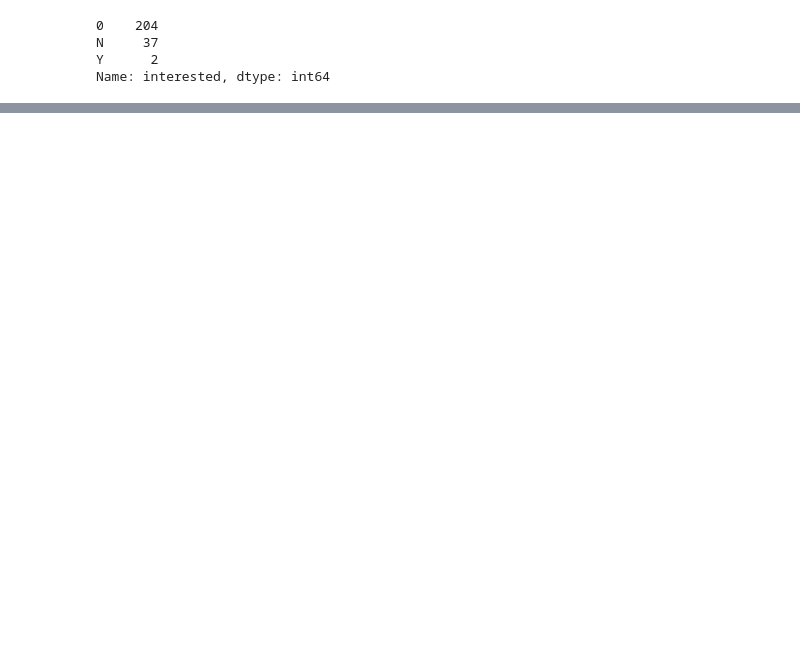
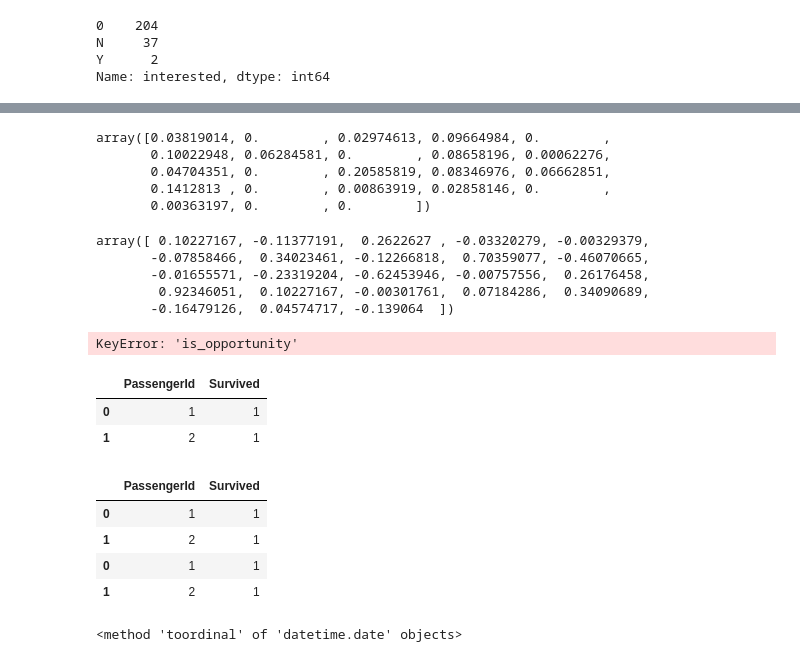
Before and after one commit to lokesh1233/LEAD_MS, a Jupyter notebook: notebooks/PreprocessingData.ipynb, the cells around one changed output, grey strips where cells are left out. Drawn from its saved outputs; the diff is of its cells as text; code cells hidden in the pictures; blank space fills up the shorter version.

```diff
--- a/notebooks/PreprocessingData.ipynb
+++ b/notebooks/PreprocessingData.ipynb
@@ -210,0 +380,38 @@ Xm = make_ohe.fit_transform(df.make_encoded.values.reshape(-1,1)).toarray()
+# %%
+mdl.feature_importances_
+# %% [output]
+array([0.03819014, 0.        , 0.02974613, 0.09664984, 0.        ,
+       0.10022948, 0.06284581, 0.        , 0.08658196, 0.00062276,
+       0.04704351, 0.        , 0.20585819, 0.08346976, 0.06662851,
+       0.1412813 , 0.        , 0.00863919, 0.02858146, 0.        ,
+       0.00363197, 0.        , 0.        ])
+# %%
+model.coef_[0]
+# %% [output]
+array([ 0.10227167, -0.11377191,  0.2622627 , -0.03320279, -0.00329379,
+       -0.07858466,  0.34023461, -0.12266818,  0.70359077, -0.46070665,
+       -0.01655571, -0.23319204, -0.62453946, -0.00757556,  0.26176458,
+        0.92346051,  0.10227167, -0.00301761,  0.07184286,  0.34090689,
+       -0.16479126,  0.04574717, -0.139064  ])
+# %%
+lead_transform['is_opportunity']
+# %% [output]
+KeyError: 'is_opportunity'
+# %%
+pdf = pd.DataFrame({'PassengerId' : [1,2], 'Survived' : "1"})
+# %%
+pdf
+# %% [output]
+|  | PassengerId | Survived |
+| 0 | 1 | 1 |
+| 1 | 2 | 1 |
+# %%
+pdf = pdf.append(pdf)
+# %%
+pdf
+# %% [output]
+|  | PassengerId | Survived |
+| 0 | 1 | 1 |
+| 1 | 2 | 1 |
+| 0 | 1 | 1 |
+| 1 | 2 | 1 |
@@ -210,0 +420,4 @@ Xm = make_ohe.fit_transform(df.make_encoded.values.reshape(-1,1)).toarray()
+# %%
+dt.datetime.toordinal
+# %% [output]
+<method 'toordinal' of 'datetime.date' objects>
```
Also changed, not shown: parts of 41 cells of this notebook, 2 other files.
